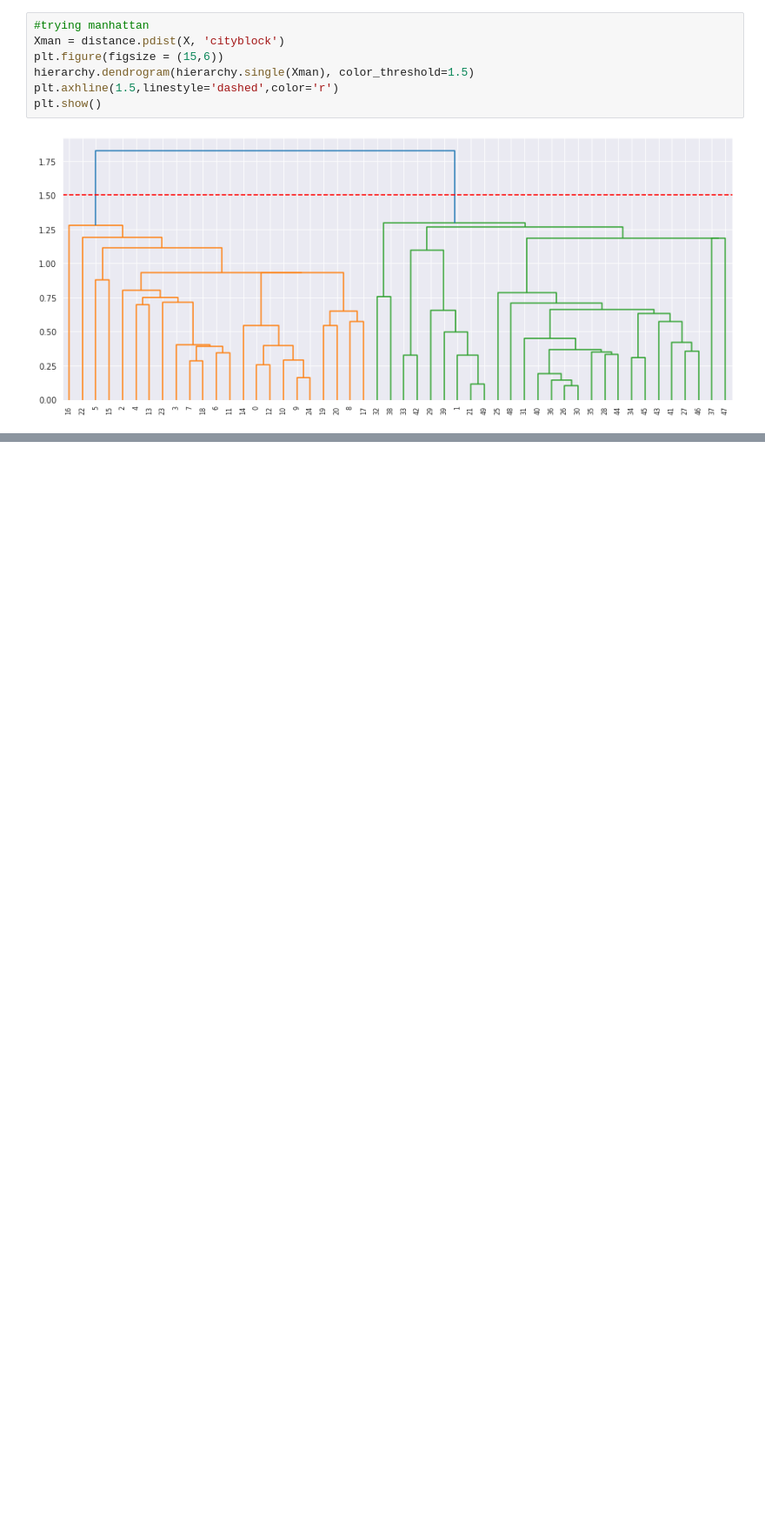
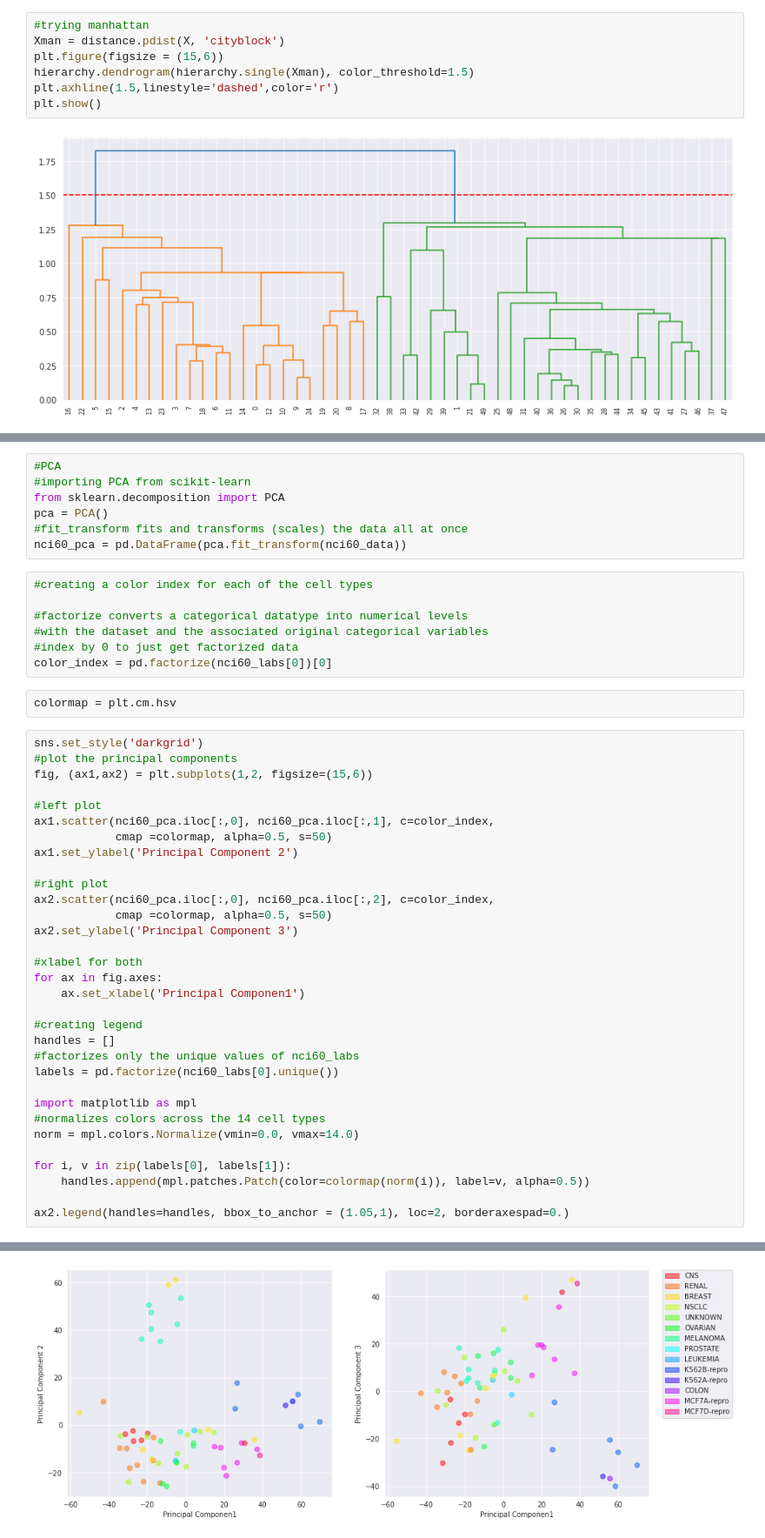
Before and after one commit to JESurzyn/intro_stat_learning_Python, a Jupyter notebook: Chapter10_Lab.ipynb, the cells around one changed output, grey strips where cells are left out. Shown at 87% size. Saved outputs shown, nothing was run; the diff lists cells and outputs as text; blank space fills up the shorter version.

```diff
--- a/Chapter10_Lab.ipynb
+++ b/Chapter10_Lab.ipynb
@@ -465,0 +587,49 @@ plt.show()
+# %%
+#PCA
+#importing PCA from scikit-learn
+from sklearn.decomposition import PCA
+pca = PCA()
+#fit_transform fits and transforms (scales) the data all at once
+nci60_pca = pd.DataFrame(pca.fit_transform(nci60_data))
+# %%
+#creating a color index for each of the cell types
+
+#factorize converts a categorical datatype into numerical levels
+#with the dataset and the associated original categorical variables
+#index by 0 to just get factorized data
+color_index = pd.factorize(nci60_labs[0])[0]
+# %%
+colormap = plt.cm.hsv
+# %%
+sns.set_style('darkgrid')
+#plot the principal components
+fig, (ax1,ax2) = plt.subplots(1,2, figsize=(15,6))
+
+#left plot
+ax1.scatter(nci60_pca.iloc[:,0], nci60_pca.iloc[:,1], c=color_index,
+            cmap =colormap, alpha=0.5, s=50)
+ax1.set_ylabel('Principal Component 2')
+
+#right plot
+ax2.scatter(nci60_pca.iloc[:,0], nci60_pca.iloc[:,2], c=color_index,
+            cmap =colormap, alpha=0.5, s=50)
+ax2.set_ylabel('Principal Component 3')
+
+#xlabel for both
+for ax in fig.axes:
+    ax.set_xlabel('Principal Componen1')
+
+#creating legend
+handles = []
+#factorizes only the unique values of nci60_labs
+labels = pd.factorize(nci60_labs[0].unique())
+
+import matplotlib as mpl
+#normalizes colors across the 14 cell types
+norm = mpl.colors.Normalize(vmin=0.0, vmax=14.0)
+
+for i, v in zip(labels[0], labels[1]):
+    handles.append(mpl.patches.Patch(color=colormap(norm(i)), label=v, alpha=0.5))
+
+ax2.legend(handles=handles, bbox_to_anchor = (1.05,1), loc=2, borderaxespad=0.)
+# %% [output]
@@ -465,0 +637 @@ plt.show()
+[figure, added]
```
Also changed, not shown: parts of 27 cells of this notebook, 2 other files.
